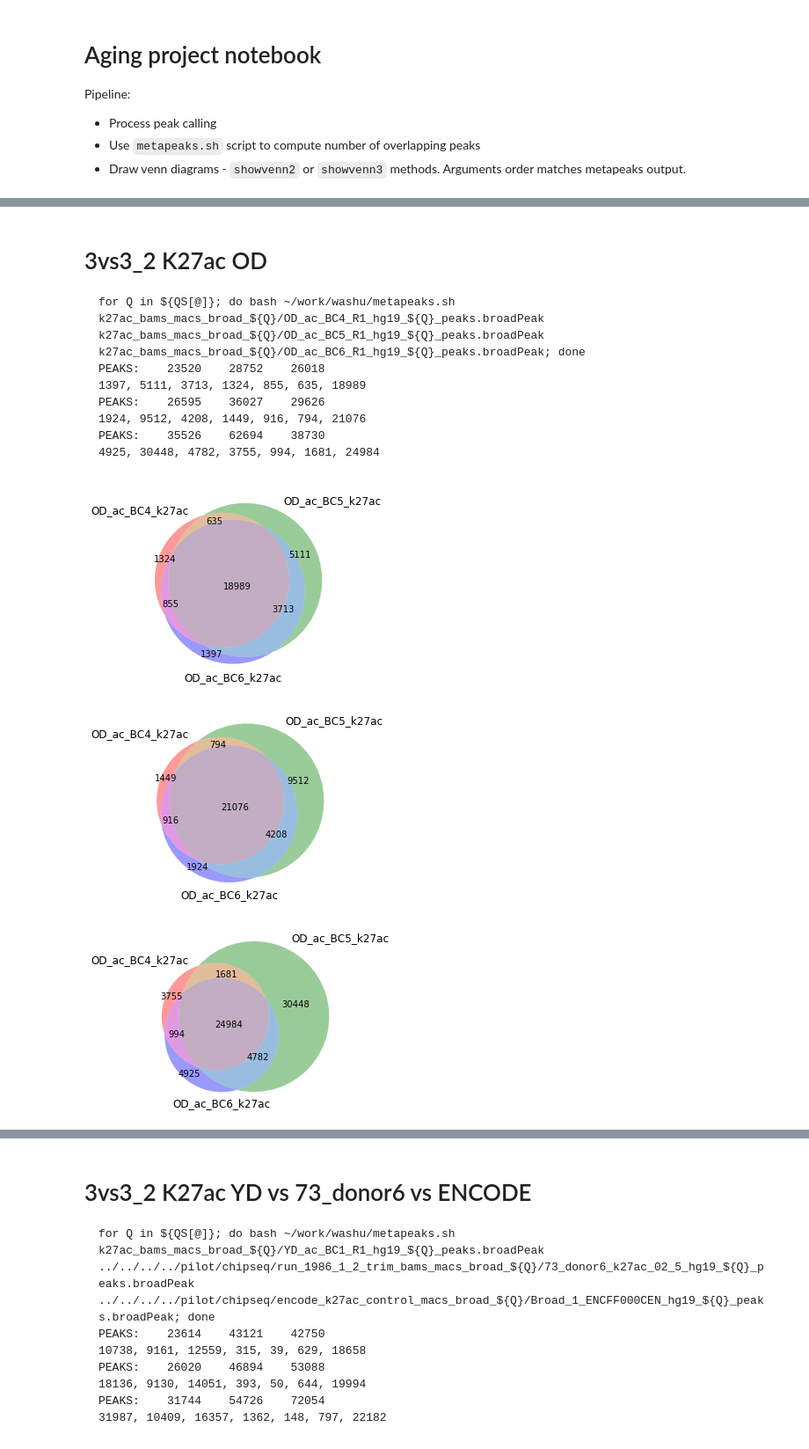
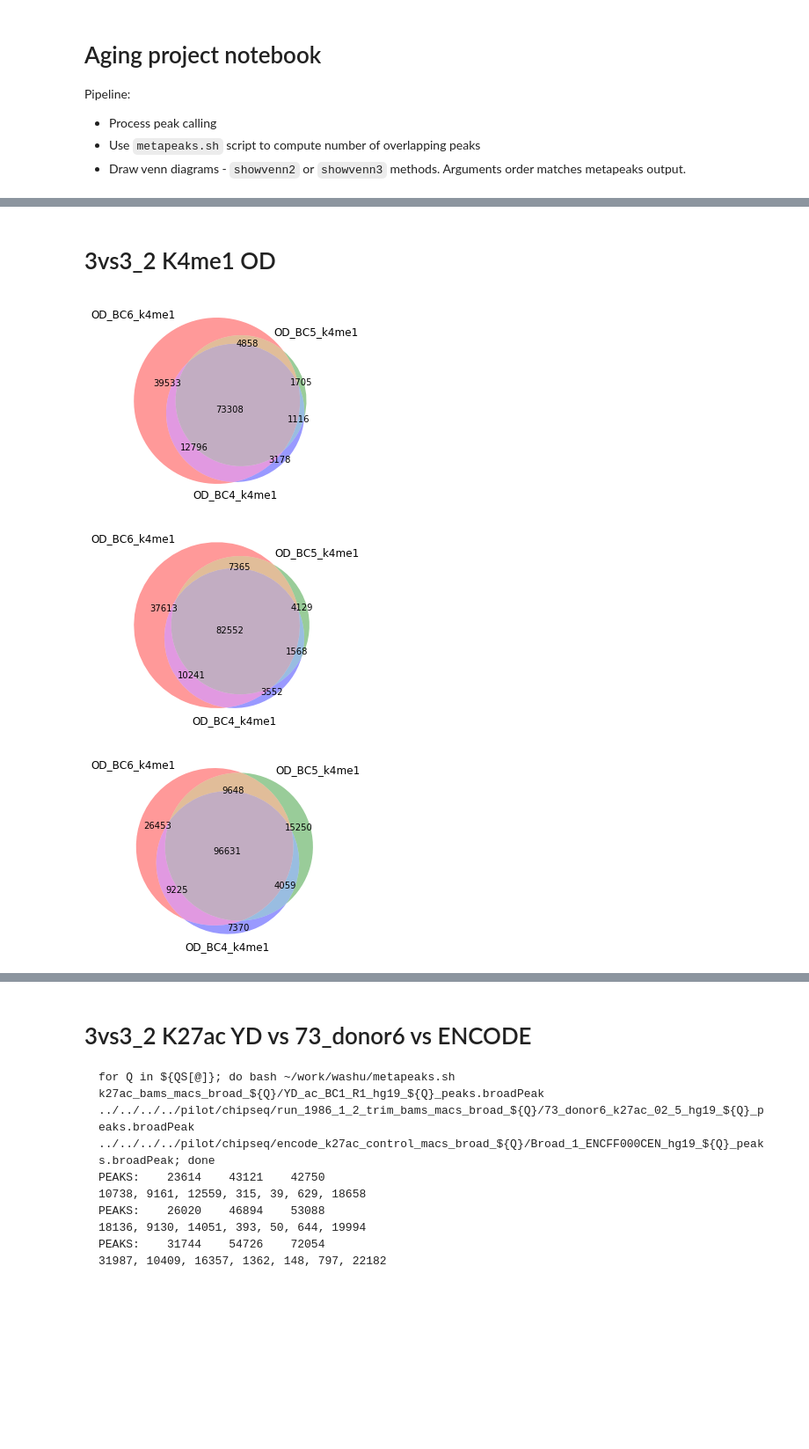
Before and after one commit to JetBrains-Research/washu, a Jupyter notebook: notebooks/chipseq_analysis.ipynb, the cells around one changed output, grey strips where cells are left out. Shown: that part at 88% size. Drawn from its saved outputs; the diff is of its cells as text; code cells hidden in the pictures; blank space fills up the shorter version.

Commit message:
Use metapeaks in jupyter notebook

````diff
--- a/notebooks/chipseq_analysis.ipynb
+++ b/notebooks/chipseq_analysis.ipynb
@@ -90,22 +28,13 @@ showvenn3('YD_ac_BC1_k27ac', 'YD_ac_BC2_k27ac', 'YD_ac_BC2_k27ac', 13375, 10112,
-# %% [markdown]
-# 3vs3_2 K27ac OD
-```
-for Q in ${QS[@]}; do bash ~/work/washu/metapeaks.sh k27ac_bams_macs_broad_${Q}/OD_ac_BC4_R1_hg19_${Q}_peaks.broadPeak k27ac_bams_macs_broad_${Q}/OD_ac_BC5_R1_hg19_${Q}_peaks.broadPeak k27ac_bams_macs_broad_${Q}/OD_ac_BC6_R1_hg19_${Q}_peaks.broadPeak; done
-PEAKS:    23520    28752    26018
-1397, 5111, 3713, 1324, 855, 635, 18989
-PEAKS:    26595    36027    29626
-1924, 9512, 4208, 1449, 916, 794, 21076
-PEAKS:    35526    62694    38730
-4925, 30448, 4782, 3755, 994, 1681, 24984
-```
-# %%
-# Q = 0.001
-showvenn3('OD_ac_BC4_k27ac', 'OD_ac_BC5_k27ac', 'OD_ac_BC6_k27ac', 1397, 5111, 3713, 1324, 855, 635, 18989)
-# Q = 0.01
-showvenn3('OD_ac_BC4_k27ac', 'OD_ac_BC5_k27ac', 'OD_ac_BC6_k27ac', 1924, 9512, 4208, 1449, 916, 794, 21076)
-# Q = 0.1
-showvenn3('OD_ac_BC4_k27ac', 'OD_ac_BC5_k27ac', 'OD_ac_BC6_k27ac', 4925, 30448, 4782, 3755, 994, 1681, 24984)
-# %% [output]
-[figure, removed]
-[figure, removed]
-[figure, removed]
+# %% [markdown]
+# 3vs3_2 K4me1 OD
+# %%
+FOLDER='/Volumes/WD/scratch/artyomov_lab_aging/Y10OD10/chipseq/processed/3vs3_2/'
+for Q in [0.001, 0.01, 0.1]:
+    metapeaks({'OD_BC4_k4me1': Bed(FOLDER + "k4me1_bams_macs_broad_{0}/OD_BC4_R1_hg19_{0}_peaks.broadPeak".format(Q)),
+               'OD_BC5_k4me1': Bed(FOLDER + "k4me1_bams_macs_broad_{0}/OD_BC5_R1_hg19_{0}_peaks.broadPeak".format(Q)),
+               'OD_BC6_k4me1': Bed(FOLDER + "k4me1_bams_macs_broad_{0}/OD_BC6_R1_hg19_{0}_peaks.broadPeak".format(Q))})
+    plt.show()
+# %% [output]
+[figure, added]
+[figure, added]
+[figure, added]
````
Also changed, not shown: parts of 13 cells of this notebook, 2 other files.
